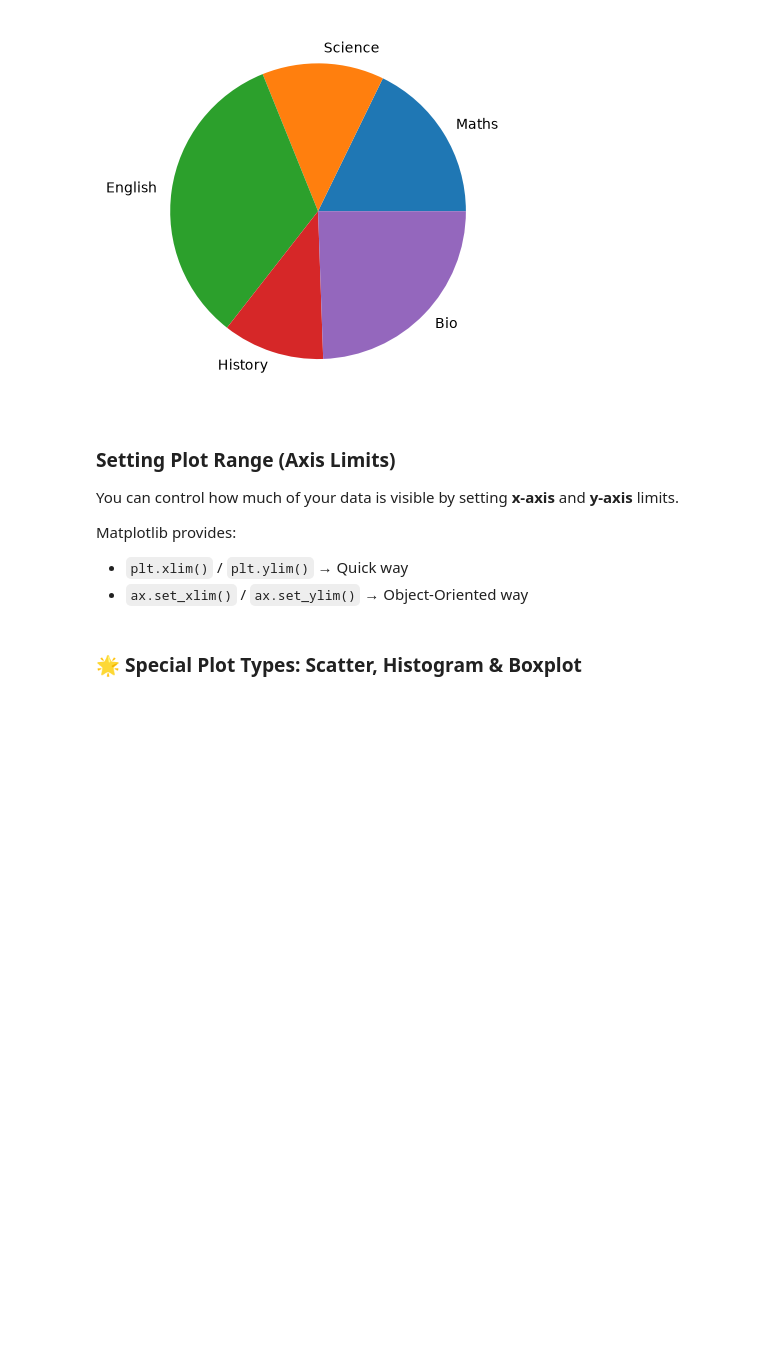
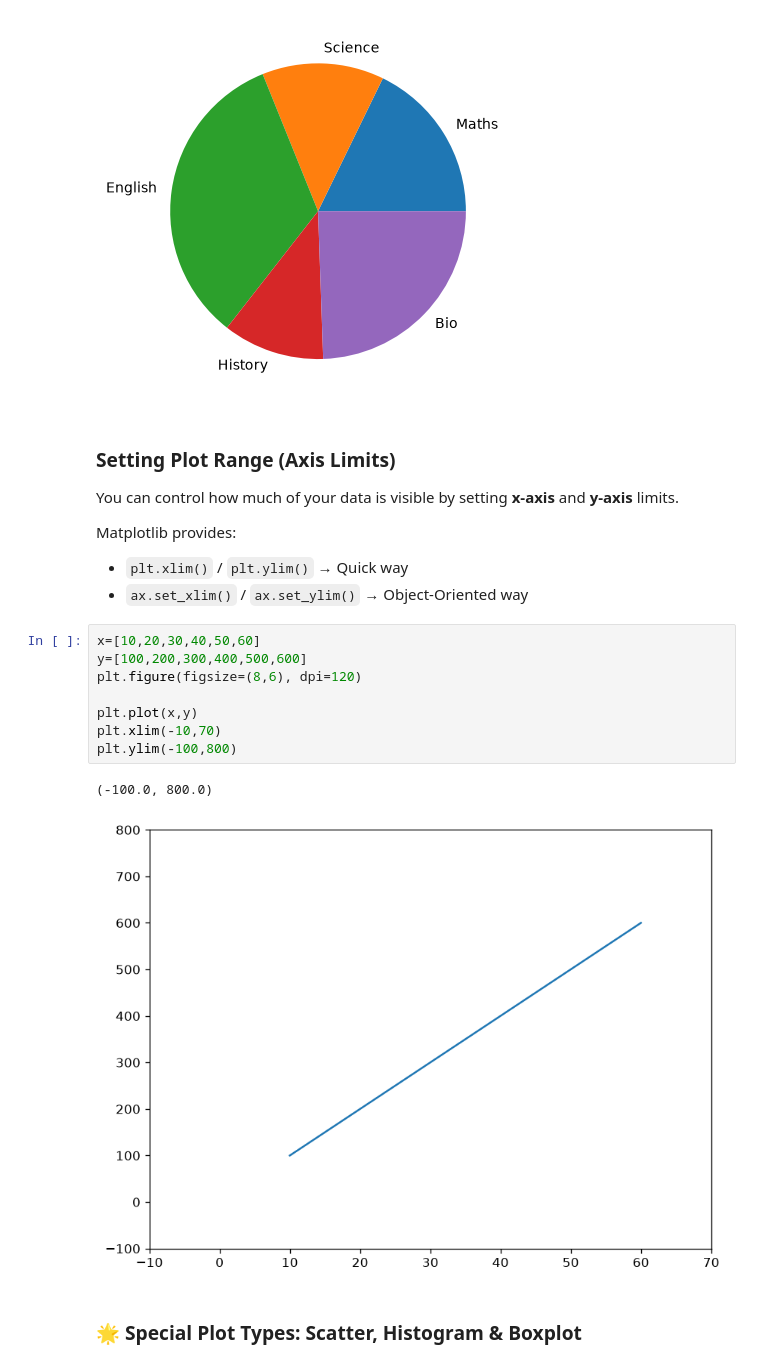
Before and after one commit to DhruvPanchal0312/Data-Science-and-Analysis-With-GenAI, a Jupyter notebook: MATPLOTLIB/Matplotlib_class1.ipynb, the cells around one changed output. Drawn from its saved outputs; the diff is of its cells as text; blank space fills up the shorter version.

Commit message:
use of plt.xlim(-10,70) and plt.ylim(-100,800)

```diff
--- a/MATPLOTLIB/Matplotlib_class1.ipynb
+++ b/MATPLOTLIB/Matplotlib_class1.ipynb
@@ -246,6 +246,17 @@ You can control how much of your data is visible by setting **x-axis** and **y-a
 Matplotlib provides:
 - `plt.xlim()` / `plt.ylim()` → Quick way
 - `ax.set_xlim()` / `ax.set_ylim()` → Object-Oriented way
+# %%
+x=[10,20,30,40,50,60]
+y=[100,200,300,400,500,600]
+plt.figure(figsize=(8,6), dpi=120)
+
+plt.plot(x,y)
+plt.xlim(-10,70)
+plt.ylim(-100,800)
+# %% [output]
+(-100.0, 800.0)
+[figure, added]
 # %% [markdown]
 ### 🌟 Special Plot Types: Scatter, Histogram & Boxplot
 # %%
```
